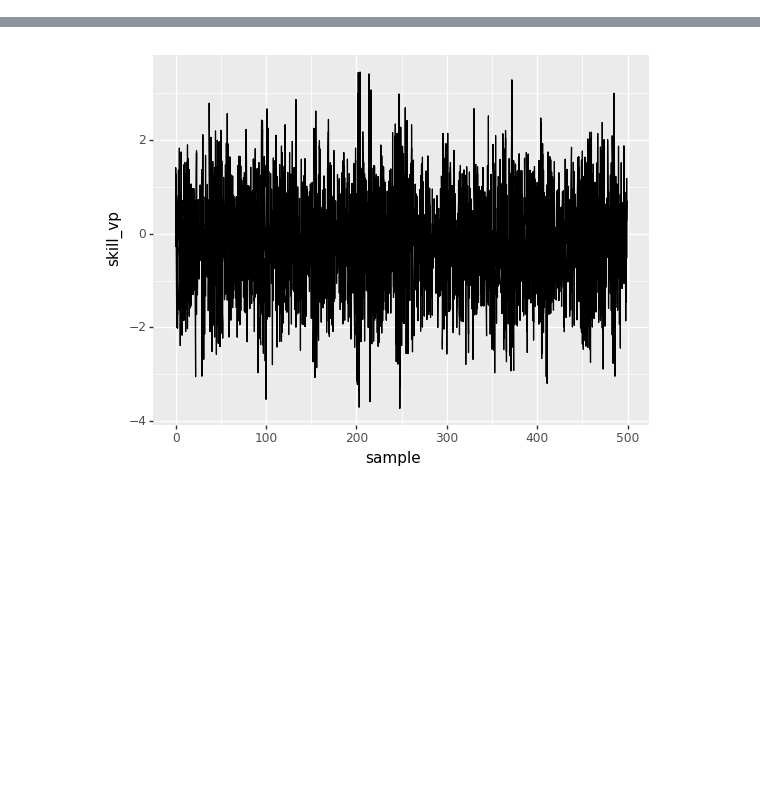
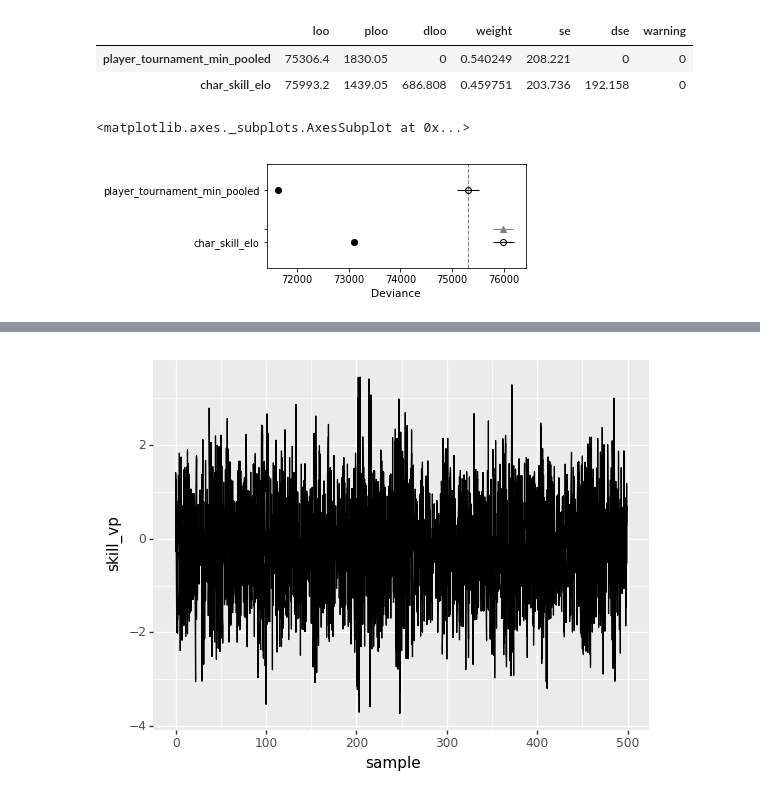
Before and after one commit to cpennington/yomi-skill, a Jupyter notebook: Bayesian Skill.ipynb, the cells around one changed output, grey strips where cells are left out. Cells and saved outputs as stored; diff of their text form; code cells hidden in the pictures; blank space fills up the shorter version.

```diff
--- a/Bayesian Skill.ipynb
+++ b/Bayesian Skill.ipynb
@@ -69,6 +188,6 @@ models = dict(
 # %%
 import arviz
-arviz.compare(
+comparison = arviz.compare(
     dataset_dict={
         name: model.sample_infdata(warmup=1500, min_samples=2000)
         for name, model
@@ -101,3 +305,12 @@ arviz.compare(
+# %%
+display(comparison)
+arviz.plot_compare(comparison)
+# %% [output]
+|  | loo | ploo | dloo | weight | se | dse | warning |
+| player_tournament_min_pooled | 75306.4 | 1830.05 | 0 | 0.540249 | 208.221 | 0 | 0 |
+| char_skill_elo | 75993.2 | 1439.05 | 686.808 | 0.459751 | 203.736 | 192.158 | 0 |
+<matplotlib.axes._subplots.AxesSubplot at 0x...>
+[figure, added]
 # %%
 from render import *
 
```
Also changed, not shown: parts of 16 cells of this notebook, 13 other files.
